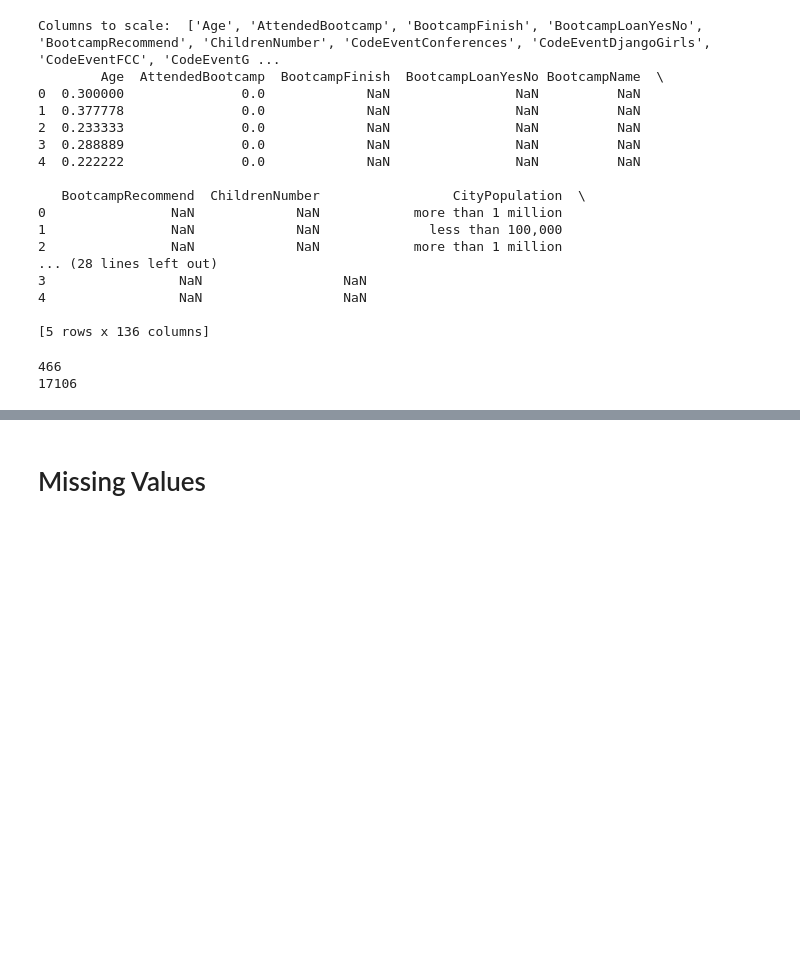
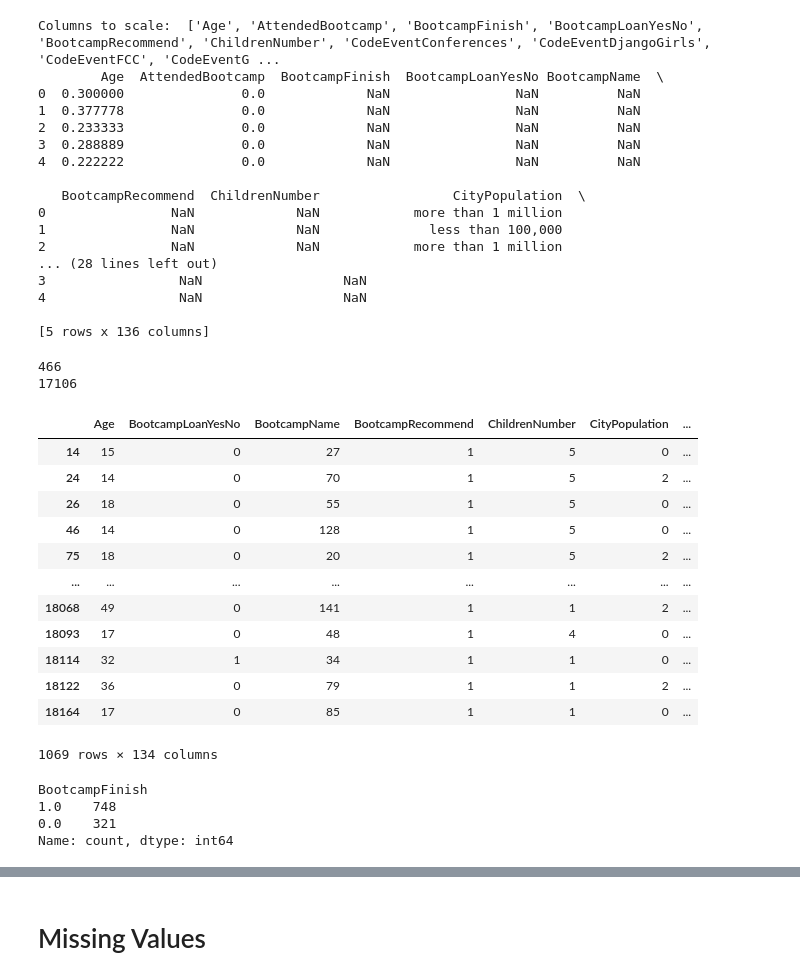
Before and after one commit to AyanaMiranda/Project-2, a Jupyter notebook: 1_Roberta/Robertas_Newcodermodel.ipynb, the cells around one changed output, grey strips where cells are left out. Drawn from its saved outputs; the diff is of its cells as text; code cells hidden in the pictures; blank space fills up the shorter version.

```diff
--- a/1_Roberta/Robertas_Newcodermodel.ipynb
+++ b/1_Roberta/Robertas_Newcodermodel.ipynb
@@ -258,5 +258,43 @@ X_train_attend, X_test_attend, y_train_attend, y_test_attend = train_test_split(
+# %%
+
+from sklearn.preprocessing import LabelEncoder  # Import LabelEncoder
+from sklearn.pipeline import Pipeline
+# # Encode the y data with the label encoder
+# # Create an instance of the label encoder
+#initialize
+label_encoder = LabelEncoder()
+# %%
+# encoding_pipeline = Pipeline([
+#     ('encoding',MultiColumnLabelEncoder(columns=['fruit','color']))
+
+# ])
+# encoding_pipeline.fit_transform(fruit_data)
+for c in X.columns:
+
+    X[c] = label_encoder.fit_transform(X[c])
+
+X
+# %% [output]
+|  | Age | BootcampLoanYesNo | BootcampName | BootcampRecommend | ChildrenNumber | CityPopulation | ... |
+| 14 | 15 | 0 | 27 | 1 | 5 | 0 | ... |
+| 24 | 14 | 0 | 70 | 1 | 5 | 2 | ... |
+| 26 | 18 | 0 | 55 | 1 | 5 | 0 | ... |
+| 46 | 14 | 0 | 128 | 1 | 5 | 0 | ... |
+| 75 | 18 | 0 | 20 | 1 | 5 | 2 | ... |
+| ... | ... | ... | ... | ... | ... | ... | ... |
+| 18068 | 49 | 0 | 141 | 1 | 1 | 2 | ... |
+| 18093 | 17 | 0 | 48 | 1 | 4 | 0 | ... |
+| 18114 | 32 | 1 | 34 | 1 | 1 | 0 | ... |
+| 18122 | 36 | 0 | 79 | 1 | 1 | 2 | ... |
+| 18164 | 17 | 0 | 85 | 1 | 1 | 0 | ... |
+1069 rows × 134 columns
 # %%
-X = pd.get_dummies(X)
+y_finish.value_counts()
+# %% [output]
+BootcampFinish
+1.0    748
+0.0    321
+Name: count, dtype: int64
 # %%
 # Split data for 'BootcampFinish' prediction with stratified sampling
 X_train_finish, X_test_finish, y_train_finish, y_test_finish = train_test_split(X, y_finish, test_size=0.3, stratify=y_finish, random_state=42)
```
Also changed, not shown: parts of 14 cells of this notebook, 9 other files.
